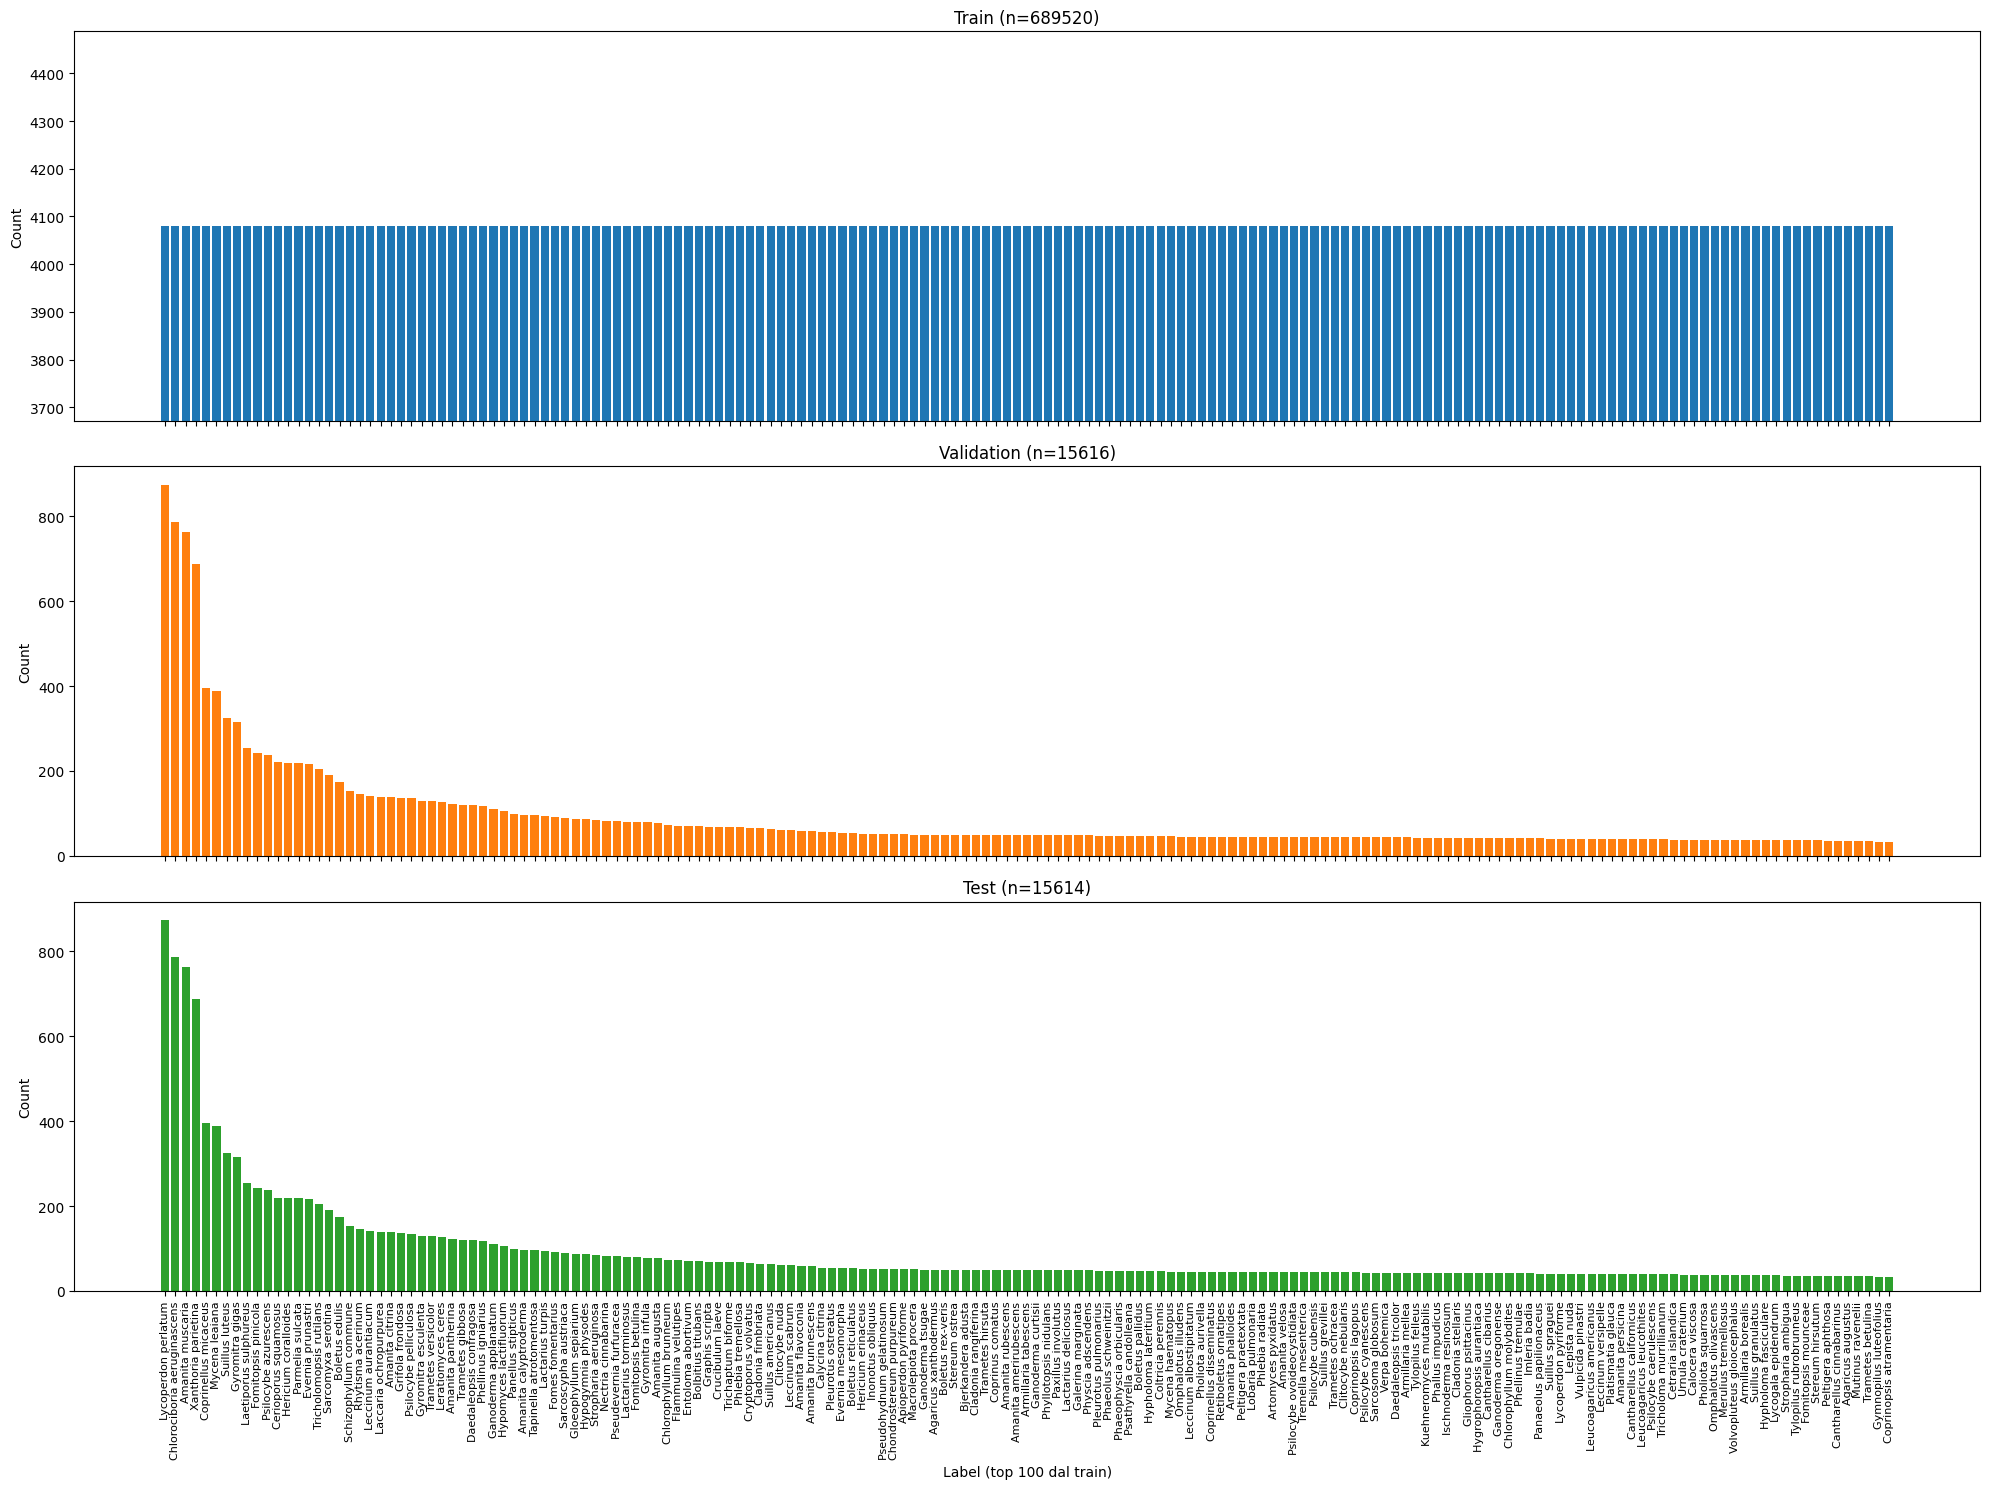
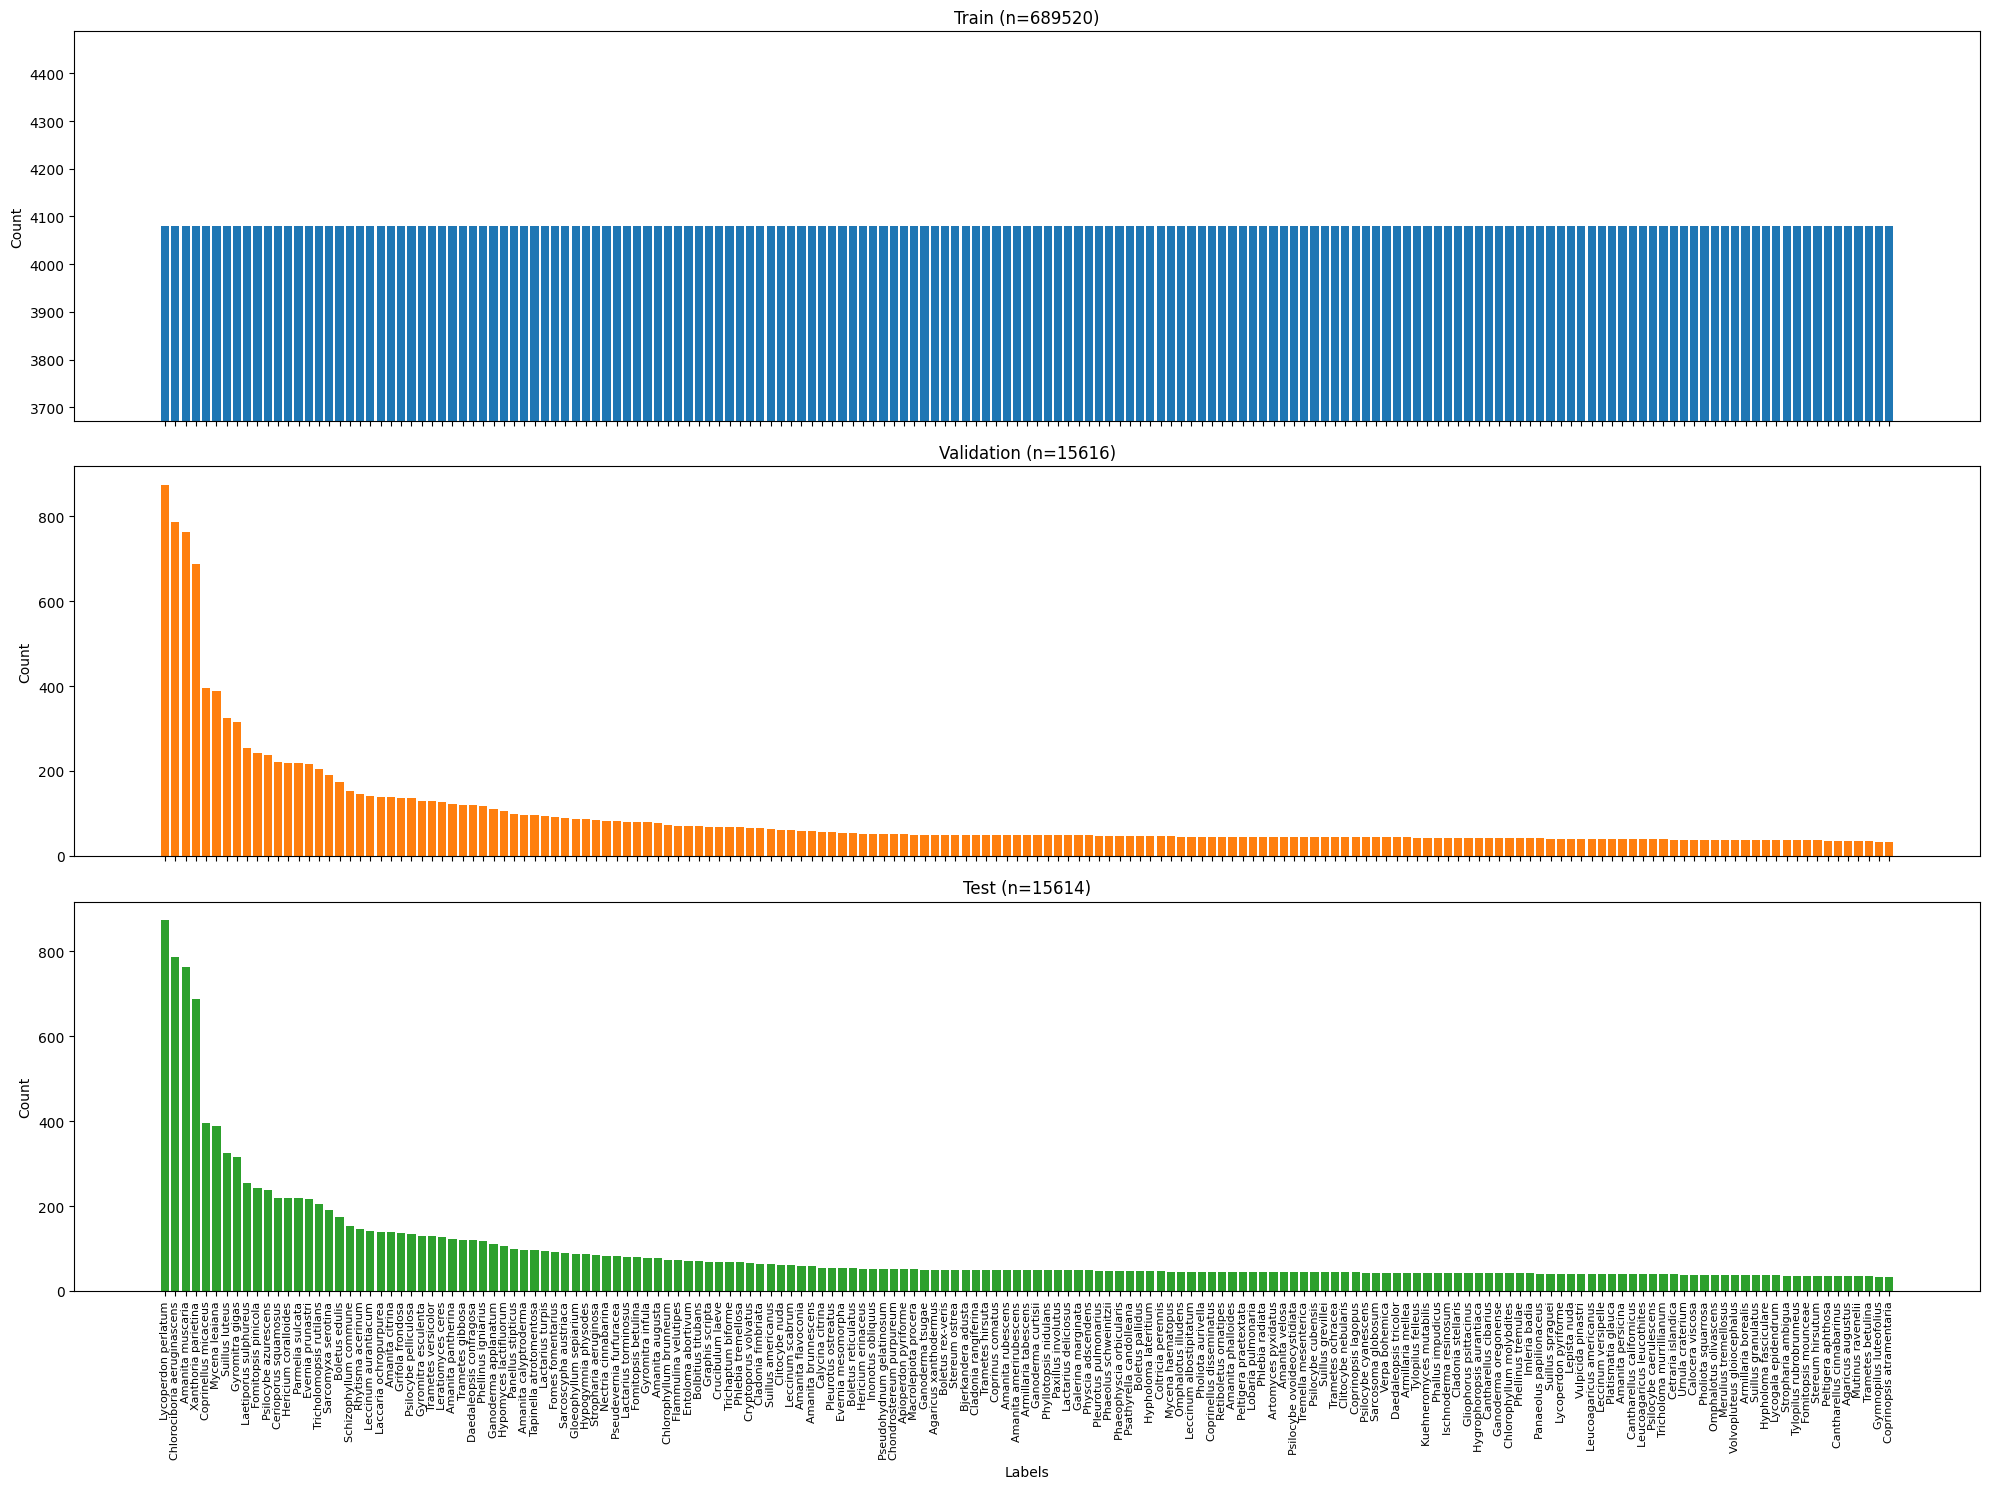
The change to this notebook cell's code, shown as a diff; its figure went from the first image to the second:
--- before
+++ after
@@ -1,10 +1,3 @@
-import numpy as np
-
-import matplotlib.pyplot as plt
-
-# otteniamo tutte le label uniche nel set di train
-labels = train_df['label'].value_counts().index
-
-# calcola la frequenza di ogni label in ciascun set
+# calculating counts for each label in train, val, and test sets
 counts_train = train_df['label'].value_counts()
 counts_val = val_df['label'].value_counts()
@@ -18,5 +11,5 @@
 axes[0].set_title(f'Train (n={len(train_df)})')
 axes[0].set_ylabel('Count')
-# limitato l'asse y per una migliore visualizzazione
+# set y-limits for better visualization
 axes[0].set_ylim(counts_train.min()*0.9, counts_train.max()*1.1)
 
@@ -29,7 +22,7 @@
 axes[2].set_ylabel('Count')
 
-# etichette x (ruotate per leggibilità)
+# setting x-ticks and labels
 plt.xticks(x, labels, rotation=90, fontsize=8)
-plt.xlabel('Label (top 100 dal train)')
+plt.xlabel('Labels')
 plt.tight_layout()
 plt.show()

Commit: created labels.csv with edible/non-edible mushrooms and plotted some info on distribution